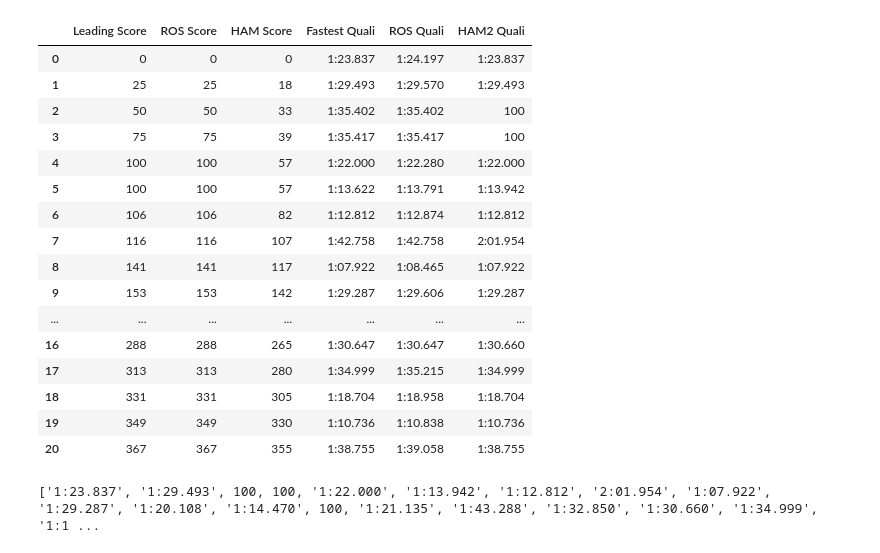
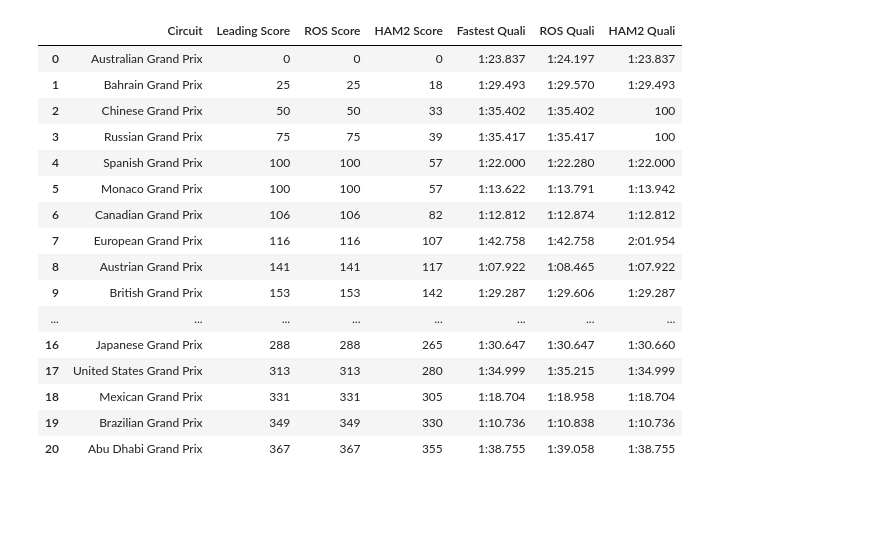
Before and after one commit to lejaja9/pandas-2, a Jupyter notebook: Mind_the_Gap/mind_the_gap.ipynb, the cells around one changed output. Saved outputs shown, nothing was run; the diff lists cells and outputs as text; code cells hidden in the pictures; blank space fills up the shorter version.

```diff
--- a/Mind_the_Gap/mind_the_gap.ipynb
+++ b/Mind_the_Gap/mind_the_gap.ipynb
@@ -23,11 +24,15 @@ response2008quali = []
 for i in range(1, 19):
     link = 'http://ergast.com/api/f1/2008/' + str(i) + '/qualifying.json'
     response2008quali.append(requests.get(link).json())
+circuit08 = []
 lead_quali08 = []
+P5 = []
 HAM_quali = []
 MAS_quali = []
 for response in response2008quali:
+    circuit08.append(response['MRData']['RaceTable']['Races'][0]['raceName'])
     lead_quali08.append(response['MRData']['RaceTable']['Races'][0]['QualifyingResults'][0]['Q3'])
+    P5.append(response['MRData']['RaceTable']['Races'][0]['QualifyingResults'][4]['Q3']) #Q2
     for quali in response['MRData']['RaceTable']['Races'][0]['QualifyingResults']:
         if quali['Driver']['code'] == 'MAS':
             if 'Q3' in quali:
@@ -38,8 +43,9 @@ for response in response2008quali:
             if 'Q3' in quali:
                 HAM_quali.append(quali['Q3'])
             else:
-                HAM_quali.append(100)
+                HAM_quali.append(int(quali['position']))
 
-df_2008 = pd.DataFrame(list(zip(lead_score, HAM_score, MAS_score, lead_quali08, HAM_quali, MAS_quali)), columns = ['Leading Score', 'HAM Score', 'MAS Score', 'Fastest Quali', 'HAM Quali', 'MAS Quali'])
+df_2008 = pd.DataFrame(list(zip(circuit08, lead_score, HAM_score, MAS_score, lead_quali08, P5, HAM_quali, MAS_quali)), columns = ['Circuit', 'Leading Score', 'HAM Score', 'MAS Score', 'Fastest Quali', 'P5 Quali', 'HAM Quali', 'MAS Quali'])
+df_2008['Year'] = 2008
 df_2008.head(18)
 # %% [output]
@@ -82,23 +88,31 @@ response2012quali = []
 for i in range(1, 21):
     link = 'http://ergast.com/api/f1/2012/' + str(i) + '/qualifying.json'
     response2012quali.append(requests.get(link).json())
+circuit12 = []
 lead_quali12 = []
+P5_2012 = []
 VET_quali = []
 ALO_quali = []
 for response in response2012quali:
+    circuit12.append(response['MRData']['RaceTable']['Races'][0]['raceName'])
     lead_quali12.append(response['MRData']['RaceTable']['Races'][0]['QualifyingResults'][0]['Q3'])
+    P5_2012.append(response['MRData']['RaceTable']['Races'][0]['QualifyingResults'][4]['Q3']) #Q2
     for quali in response['MRData']['RaceTable']['Races'][0]['QualifyingResults']:
         if quali['Driver']['code'] == 'VET':
             if 'Q3' in quali:
                 VET_quali.append(quali['Q3'])
             else:
-                VET_quali.append(100)
+                VET_quali.append(int(quali['position']))
+
         if quali['Driver']['code'] == 'ALO':
             if 'Q3' in quali:
                 ALO_quali.append(quali['Q3'])
             else:
-                ALO_quali.append(100)
+                #ALO_quali.append(100)
+                ALO_quali.append(int(quali['position']))
 
-df_2012 = pd.DataFrame(list(zip(lead_score12, VET_score, ALO_score, lead_quali12, VET_quali, ALO_quali)), columns = ['Leading Score', 'VET Score', 'ALO Score', 'Fastest Quali', 'VET Quali', 'ALO Quali'])
+
+df_2012 = pd.DataFrame(list(zip(circuit12, lead_score12, VET_score, ALO_score, lead_quali12, P5_2012, VET_quali, ALO_quali)), columns = ['Circuit', 'Leading Score', 'VET Score', 'ALO Score', 'Fastest Quali', 'P5 Quali', 'VET Quali', 'ALO Quali'])
+df_2012['Year'] = 2012
 df_2012.head(20)
 # %% [output]
@@ -132,53 +146,51 @@ for response in response2016:
     lead_score16.append(response['MRData']['StandingsTable']['StandingsLists'][0]['DriverStandings'][0]['points'])
     for standing in response['MRData']['StandingsTable']['StandingsLists'][0]['DriverStandings']:
         if standing['Driver']['code'] == "ROS":
             ROS_score.append(standing['points'])
         if standing['Driver']['code'] == "HAM":
             HAM2_score.append(standing['points'])
 
 
 response2016quali = []
 for i in range(1, 22):
     link = 'http://ergast.com/api/f1/2016/' + str(i) + '/qualifying.json'
     response2016quali.append(requests.get(link).json())
+circuit16 = []
 lead_quali16 = []
 ROS_quali = []
 HAM2_quali = []
 for response in response2016quali:
+    circuit16.append(response['MRData']['RaceTable']['Races'][0]['raceName'])
     lead_quali16.append(response['MRData']['RaceTable']['Races'][0]['QualifyingResults'][0]['Q3'])
     for quali in response['MRData']['RaceTable']['Races'][0]['QualifyingResults']:
         if quali['Driver']['code'] == 'ROS':
             if 'Q3' in quali:
                 ROS_quali.append(quali['Q3'])
             else:
                 ROS_quali.append(100)
         if quali['Driver']['code'] == 'HAM':
             if 'Q3' in quali:
                 HAM2_quali.append(quali['Q3'])
             else:
                 HAM2_quali.append(100)
 
-df_2012 = pd.DataFrame(list(zip(lead_score16, ROS_score, HAM2_score, lead_quali16, ROS_quali, HAM2_quali)), columns = ['Leading Score', 'ROS Score', 'HAM Score', 'Fastest Quali', 'ROS Quali', 'HAM2 Quali'])
-df_2012.head(21)
+df_2016 = pd.DataFrame(list(zip(circuit16, lead_score16, ROS_score, HAM2_score, lead_quali16, ROS_quali, HAM2_quali)), columns = ['Circuit', 'Leading Score', 'ROS Score', 'HAM2 Score', 'Fastest Quali', 'ROS Quali', 'HAM2 Quali'])
+df_2016.head(21)
 # %% [output]
-|  | Leading Score | ROS Score | HAM Score | Fastest Quali | ROS Quali | HAM2 Quali |
-| 0 | 0 | 0 | 0 | 1:23.837 | 1:24.197 | 1:23.837 |
-| 1 | 25 | 25 | 18 | 1:29.493 | 1:29.570 | 1:29.493 |
-| 2 | 50 | 50 | 33 | 1:35.402 | 1:35.402 | 100 |
-| 3 | 75 | 75 | 39 | 1:35.417 | 1:35.417 | 100 |
-| 4 | 100 | 100 | 57 | 1:22.000 | 1:22.280 | 1:22.000 |
-| 5 | 100 | 100 | 57 | 1:13.622 | 1:13.791 | 1:13.942 |
-| 6 | 106 | 106 | 82 | 1:12.812 | 1:12.874 | 1:12.812 |
-| 7 | 116 | 116 | 107 | 1:42.758 | 1:42.758 | 2:01.954 |
-| 8 | 141 | 141 | 117 | 1:07.922 | 1:08.465 | 1:07.922 |
-| 9 | 153 | 153 | 142 | 1:29.287 | 1:29.606 | 1:29.287 |
-| ... | ... | ... | ... | ... | ... | ... |
-| 16 | 288 | 288 | 265 | 1:30.647 | 1:30.647 | 1:30.660 |
-| 17 | 313 | 313 | 280 | 1:34.999 | 1:35.215 | 1:34.999 |
-| 18 | 331 | 331 | 305 | 1:18.704 | 1:18.958 | 1:18.704 |
-| 19 | 349 | 349 | 330 | 1:10.736 | 1:10.838 | 1:10.736 |
-| 20 | 367 | 367 | 355 | 1:38.755 | 1:39.058 | 1:38.755 |
+|  | Circuit | Leading Score | ROS Score | HAM2 Score | Fastest Quali | ROS Quali | HAM2 Quali |
+| 0 | Australian Grand Prix | 0 | 0 | 0 | 1:23.837 | 1:24.197 | 1:23.837 |
+| 1 | Bahrain Grand Prix | 25 | 25 | 18 | 1:29.493 | 1:29.570 | 1:29.493 |
+| 2 | Chinese Grand Prix | 50 | 50 | 33 | 1:35.402 | 1:35.402 | 100 |
+| 3 | Russian Grand Prix | 75 | 75 | 39 | 1:35.417 | 1:35.417 | 100 |
+| 4 | Spanish Grand Prix | 100 | 100 | 57 | 1:22.000 | 1:22.280 | 1:22.000 |
+| 5 | Monaco Grand Prix | 100 | 100 | 57 | 1:13.622 | 1:13.791 | 1:13.942 |
+| 6 | Canadian Grand Prix | 106 | 106 | 82 | 1:12.812 | 1:12.874 | 1:12.812 |
+| 7 | European Grand Prix | 116 | 116 | 107 | 1:42.758 | 1:42.758 | 2:01.954 |
+| 8 | Austrian Grand Prix | 141 | 141 | 117 | 1:07.922 | 1:08.465 | 1:07.922 |
+| 9 | British Grand Prix | 153 | 153 | 142 | 1:29.287 | 1:29.606 | 1:29.287 |
+| ... | ... | ... | ... | ... | ... | ... | ... |
+| 16 | Japanese Grand Prix | 288 | 288 | 265 | 1:30.647 | 1:30.647 | 1:30.660 |
+| 17 | United States Grand Prix | 313 | 313 | 280 | 1:34.999 | 1:35.215 | 1:34.999 |
+| 18 | Mexican Grand Prix | 331 | 331 | 305 | 1:18.704 | 1:18.958 | 1:18.704 |
+| 19 | Brazilian Grand Prix | 349 | 349 | 330 | 1:10.736 | 1:10.838 | 1:10.736 |
+| 20 | Abu Dhabi Grand Prix | 367 | 367 | 355 | 1:38.755 | 1:39.058 | 1:38.755 |
-# %%
-print(HAM2_quali)
-# %% [output]
-['1:23.837', '1:29.493', 100, 100, '1:22.000', '1:13.942', '1:12.812', '2:01.954', '1:07.922', '1:29.287', '1:20.108', '1:14.470', 100, '1:21.135', '1:43.288', '1:32.850', '1:30.660', '1:34.999', '1:1 ...
```
Also changed, not shown: parts of 7 cells of this notebook.
